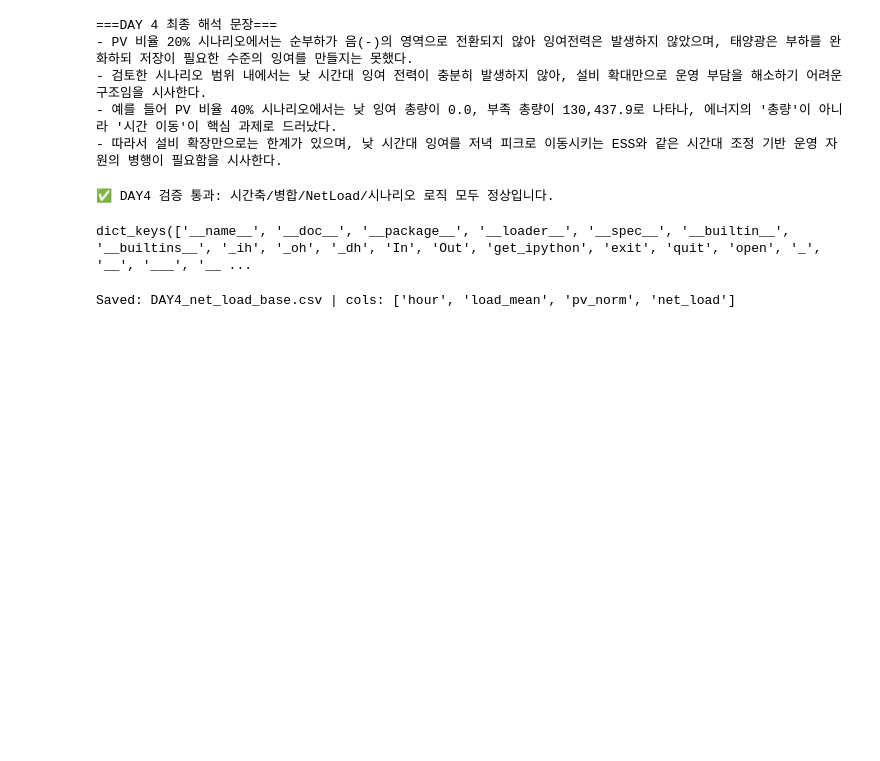
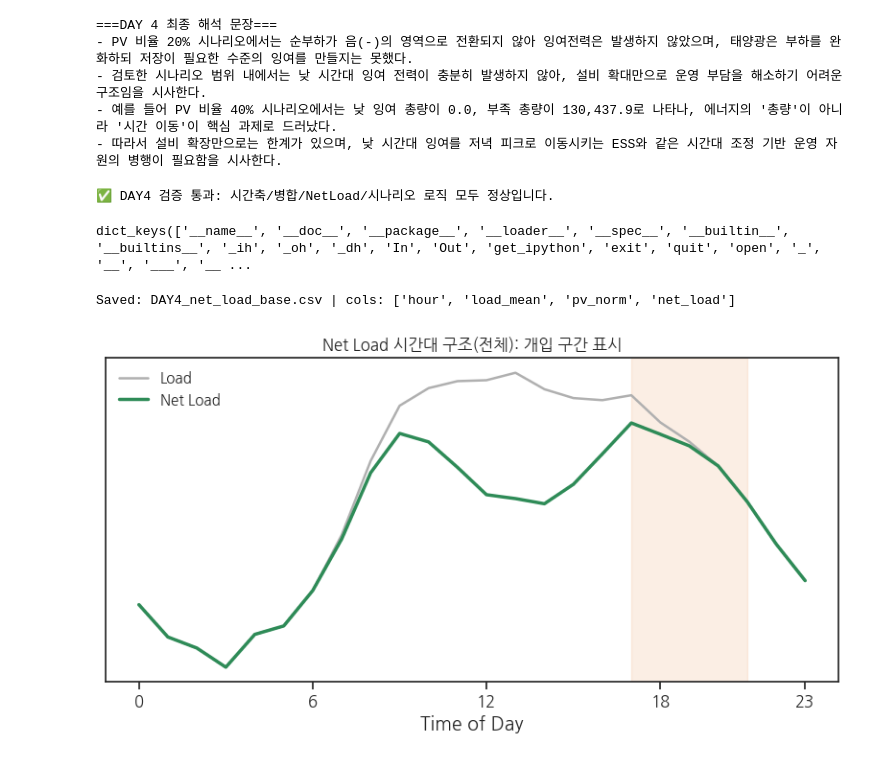
Before and after one commit to s2pray4u2s/seoul-pv-load-analysis, a Jupyter notebook: notebooks/04_DAY4_net_load_duck_curve.ipynb, the cells around one changed output. Drawn from its saved outputs; the diff is of its cells as text; code cells hidden in the pictures; blank space fills up the shorter version.

```diff
--- a/notebooks/04_DAY4_net_load_duck_curve.ipynb
+++ b/notebooks/04_DAY4_net_load_duck_curve.ipynb
@@ -411,3 +576,25 @@ day4_out.to_csv(OUT_DIR / "DAY4_net_load_base.csv",
 print("Saved:", "DAY4_net_load_base.csv", "| cols:", avail)
 # %% [output]
 Saved: DAY4_net_load_base.csv | cols: ['hour', 'load_mean', 'pv_norm', 'net_load']
+# %%
+hours = net_df["hour"].astype(int)
+load = net_df["load_mean"]
+net_load = net_df["net_load"]
+
+start_h, end_h = 17, 21
+mask = (hours >= start_h) & (hours <= end_h)
+
+plt.figure(figsize=(8, 4.5))
+plt.plot(hours, load, color="#B0B0B0", linewidth=1.8, label="Load")
+plt.plot(hours, net_load, color="#2E8B57", linewidth=2.5, label="Net Load")
+plt.axvspan(start_h, end_h, color="#F4C2A1", alpha=0.28)
+
+plt.xticks([0, 6, 12, 18, 23])
+plt.yticks([])
+plt.xlabel("Time of Day")
+plt.title("Net Load 시간대 구조(전체): 개입 구간 표시", fontsize=12)
+plt.legend(frameon=False)
+plt.tight_layout()
+plt.show()
+# %% [output]
+[figure, added]
```
Also changed, not shown: parts of 6 cells of this notebook, 26 other files.
